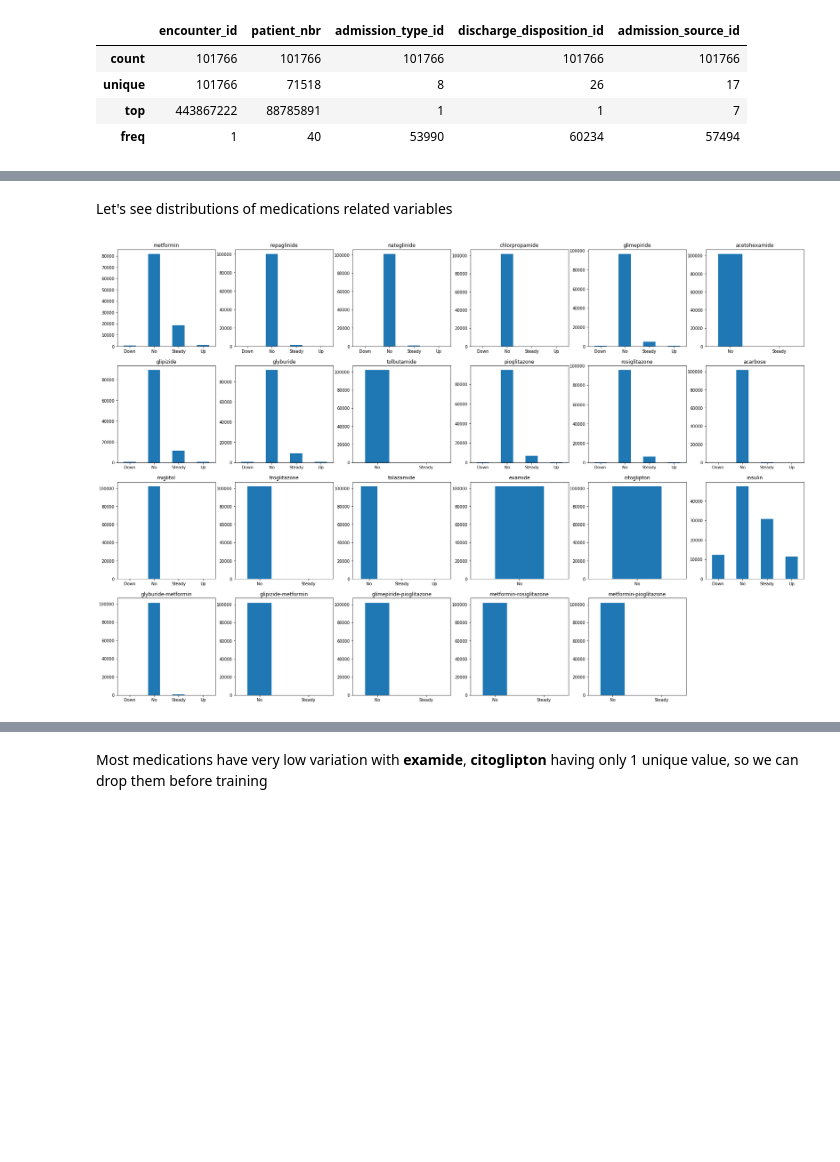
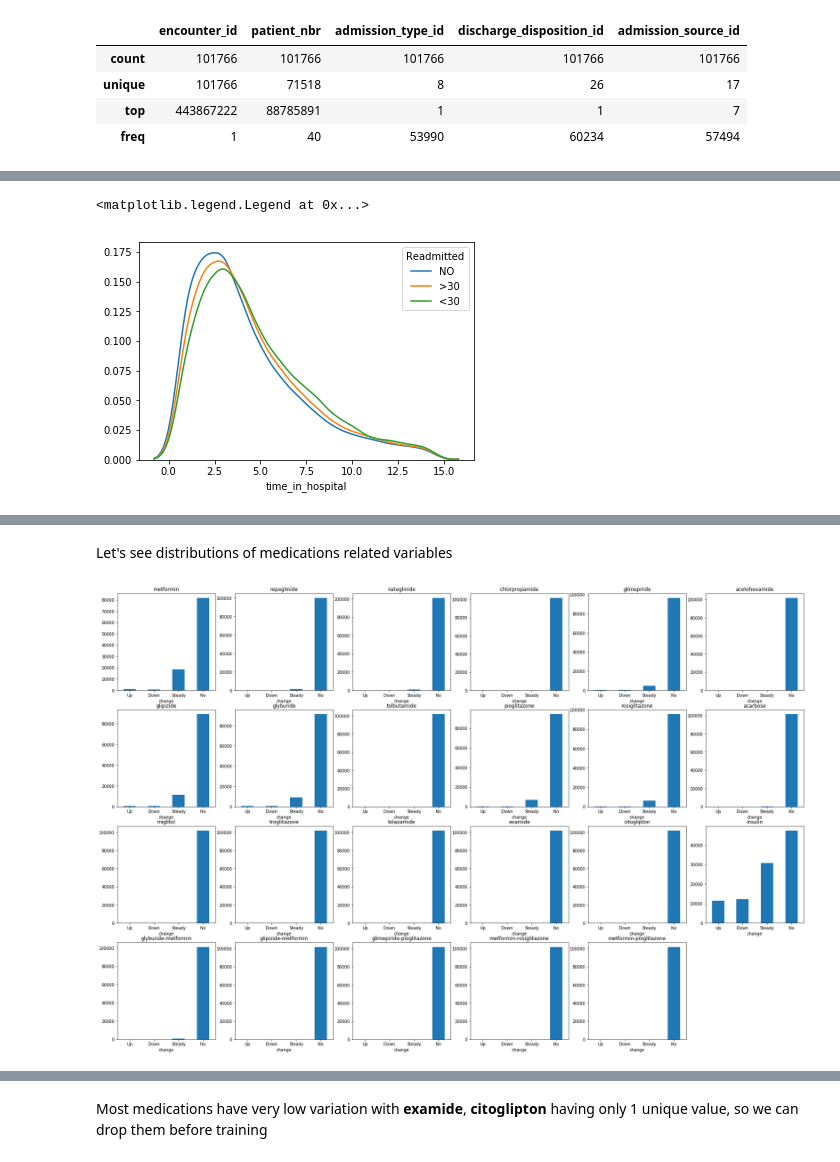
Before and after one commit to tu-artem/diabetes, a Jupyter notebook: notebooks/exploratory_data_analysis.ipynb, the cells around one changed output, grey strips where cells are left out. Cells and saved outputs as stored; diff of their text form; code cells hidden in the pictures; blank space fills up the shorter version.

```diff
--- a/notebooks/exploratory_data_analysis.ipynb
+++ b/notebooks/exploratory_data_analysis.ipynb
@@ -157,3 +188,15 @@ data.describe(include=["category"])
+# %%
+for r in readmitted:
+    subset = data[data["readmitted"]==r]
+    sns.distplot(subset["time_in_hospital"],
+                 hist=False,
+                 label=r,
+                 kde=True,
+                 kde_kws = {'bw': 0.6})
+plt.legend(prop={'size': 10}, title = 'Readmitted')
+# %% [output]
+<matplotlib.legend.Legend at 0x...>
+[figure, added]
 # %%
 data.describe(include=["object"])
 # %% [output]
@@ -177,6 +226,6 @@ medicine = data.loc[:, "metformin":"metformin-pioglitazone"].columns
 plt.figure(figsize=(30, 20))
 for ix, column in enumerate(medicine):
     plt.subplot(4, 6, ix + 1)
-    plot_bar(column, sort_index=True, rot=0)
+    plot_medicine(column, rot=0)
 # %% [output]
-[figure, old version]
+[figure, new version]
```
Also changed, not shown: parts of 15 cells of this notebook, 2 other files.
